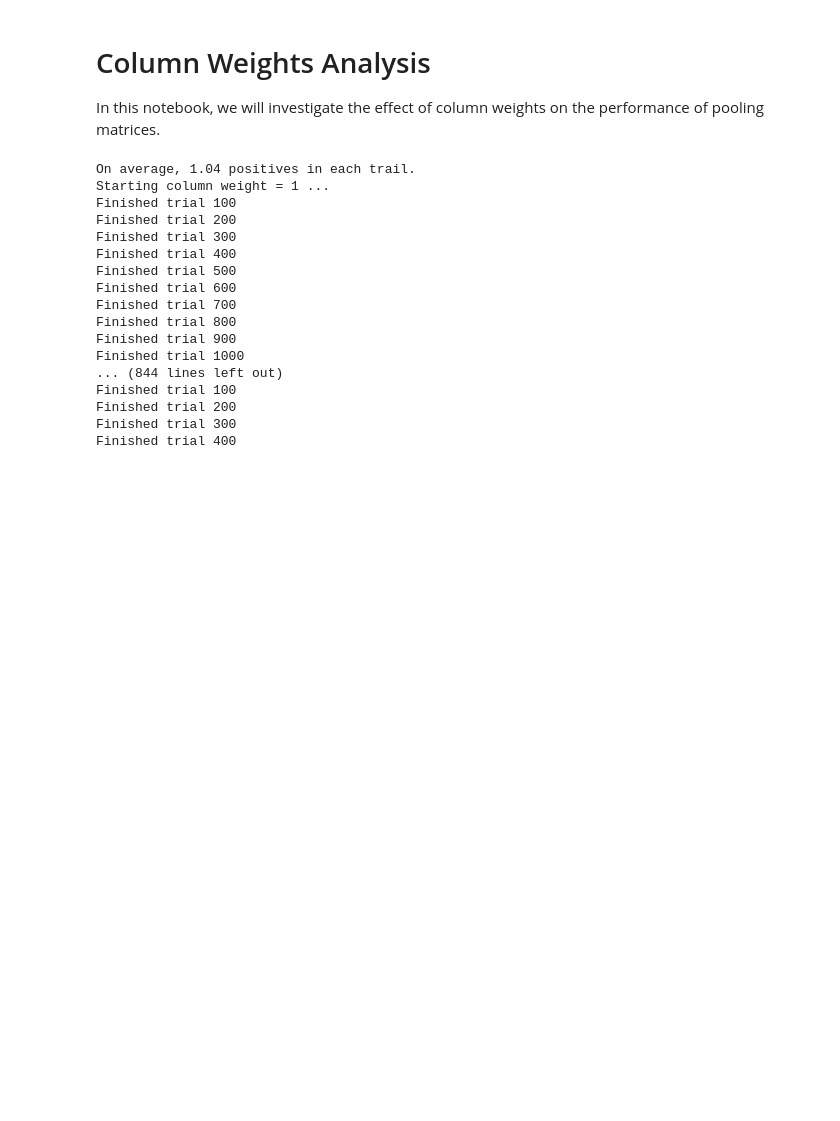
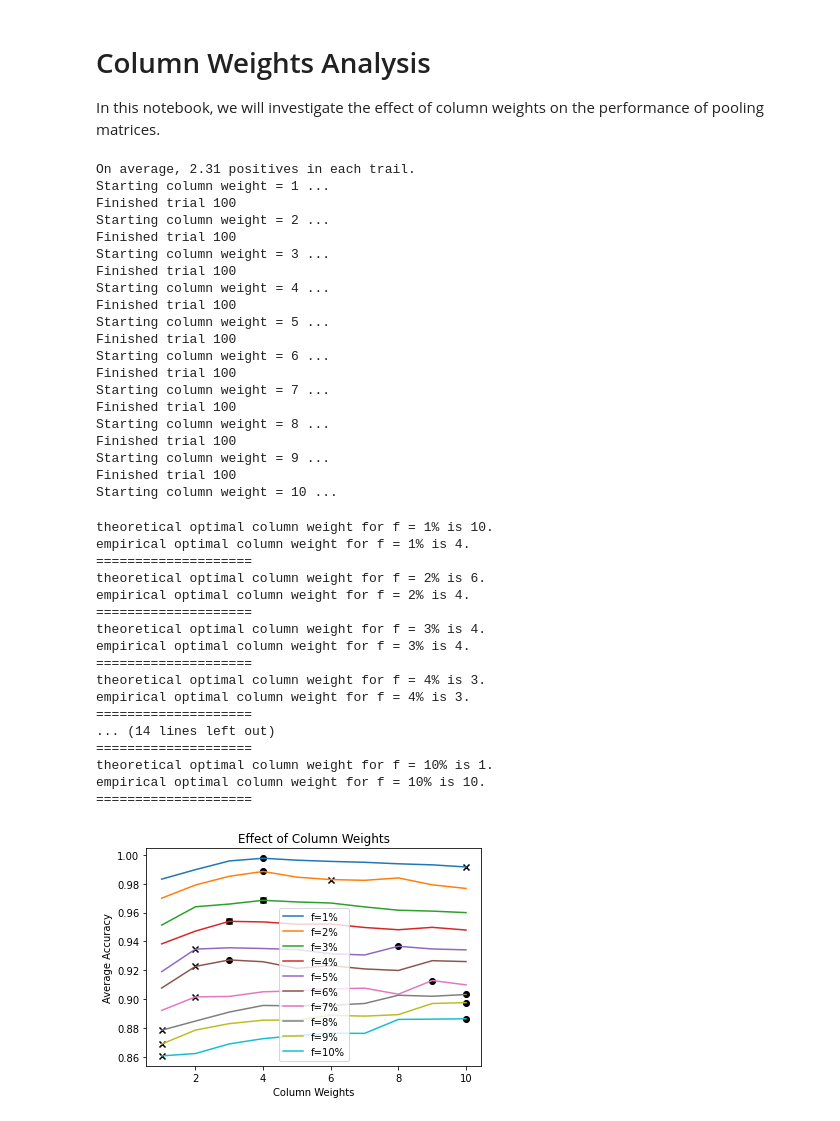
Before and after one commit to sachinkadyan7/COVID-19-pooling, a Jupyter notebook: notebooks/column-weights-analysis.ipynb, the cells around one changed output. Drawn from its saved outputs; the diff is of its cells as text; code cells hidden in the pictures; blank space fills up the shorter version.

Commit message:
ready to run 1000 for column weights

```diff
--- a/notebooks/column-weights-analysis.ipynb
+++ b/notebooks/column-weights-analysis.ipynb
@@ -36,75 +27,104 @@ ks = list(range(1, 10))
+# %%
+T = 48
+n = 384
+
+fnr = 0
+fpr = 0
+
+max_column_weight = 10
+fs = [0.005, 0.01, 0.015, 0.02, 0.025, 0.03, 0.035, 0.04, 0.045, 0.05]
 # %%
 # get average accuracy
 results = {}
 column_weights = list(range(1, max_column_weight + 1))
 
-for k in ks:
-    # simulate data
-    simulate_x(n, k/n, num_trials)
+for f in fs:
 
     # get average accuracy for different column weights
     average_accuracy = []
     for column_weight in column_weights:
         print("Starting column weight = %s ..." % column_weight)
         M = generate_doubly_regular_col((T, n), column_weight)
-        info = test_M(M, k/n, n, fpr, fnr, num_trials=num_trials)
+        info = test_M(M, f, n, fpr, fnr, num_trials=num_trials)
         average_accuracy.append(np.average(info["accuracy"]))
 
-    results[k] = average_accuracy
+    results[f] = average_accuracy
 
 # save results
 with open("./results/column-weights-n%s-T%s.txt" % (n, T), 'w') as outfile:
     json.dump(results, outfile)
 # %% [output]
-On average, 1.04 positives in each trail.
+On average, 2.31 positives in each trail.
 Starting column weight = 1 ...
 Finished trial 100
-Finished trial 200
-Finished trial 300
-Finished trial 400
-Finished trial 500
-Finished trial 600
-Finished trial 700
-Finished trial 800
-Finished trial 900
-Finished trial 1000
-... (844 lines left out)
+Starting column weight = 2 ...
 Finished trial 100
-Finished trial 200
-Finished trial 300
-Finished trial 400
+Starting column weight = 3 ...
+Finished trial 100
+Starting column weight = 4 ...
+Finished trial 100
+Starting column weight = 5 ...
+Finished trial 100
+Starting column weight = 6 ...
+Finished trial 100
+Starting column weight = 7 ...
+Finished trial 100
+Starting column weight = 8 ...
+Finished trial 100
+Starting column weight = 9 ...
+Finished trial 100
+Starting column weight = 10 ...
 # %%
 # plot
 fig, ax = plt.subplots()
-for k in ks:
-    average_accuracy = results[k]
+for f in fs:
+    average_accuracy = results[f]
 
     empirical_index = average_accuracy.index(np.max(average_accuracy))
     empirical_m = column_weights[empirical_index]
 
-    theoretical_m = optimal_column_weight(k/n, fnr, fpr, T, n)
+    theoretical_m = optimal_column_weight(f, fnr, fpr, T, n)
 
     if theoretical_m > max_column_weight:
         theoretical_m = max_column_weight
 
     theoretical_index = column_weights.index(theoretical_m)
 
-    print("theoretical optimal column weight for k = %s is %s." % (k, theoretical_m))
-    print("empirical optimal column weight for k = %s is %s." % (k, empirical_m))
+    print("theoretical optimal column weight for f = %.0f%% is %s." % ((f*100), theoretical_m))
+    print("empirical optimal column weight for f = %.0f%% is %s." % ((f*100), empirical_m))
     print("=" * 20)
 
-    ax.plot(column_weights, average_accuracy, label="k=%s"%k)
+    ax.plot(column_weights, average_accuracy, label="f=%.0f%%"%(f * 100))
 
     ax.scatter(empirical_m, average_accuracy[empirical_index], marker='o', color='black')
     ax.scatter(theoretical_m, average_accuracy[theoretical_index], marker='x', color='black')
 
 ax.legend()
 plt.xlabel("Column Weights")
 plt.ylabel("Average Accuracy")
 plt.title("Effect of Column Weights")
 
 plt.savefig("./results/column-weights-n%s-T%s.png" % (n, T))
 plt.show()
+# %% [output]
+theoretical optimal column weight for f = 1% is 10.
+empirical optimal column weight for f = 1% is 4.
+====================
+theoretical optimal column weight for f = 2% is 6.
+empirical optimal column weight for f = 2% is 4.
+====================
+theoretical optimal column weight for f = 3% is 4.
+empirical optimal column weight for f = 3% is 4.
+====================
+theoretical optimal column weight for f = 4% is 3.
+empirical optimal column weight for f = 4% is 3.
+====================
+... (14 lines left out)
+====================
+theoretical optimal column weight for f = 10% is 1.
+empirical optimal column weight for f = 10% is 10.
+====================
+[figure, added]
 # %%
 # entropy plot
 fig, ax = plt.subplots()
```
Also changed, not shown: parts of 3 cells of this notebook.
